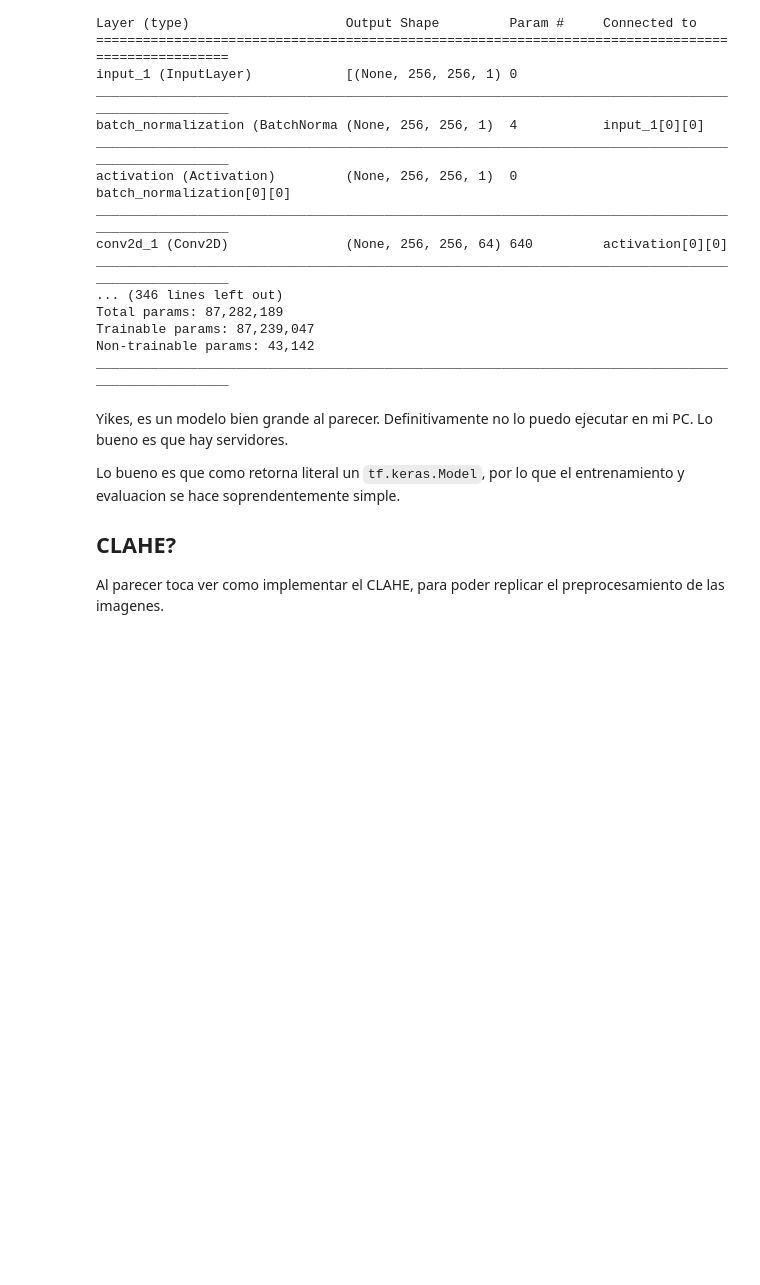
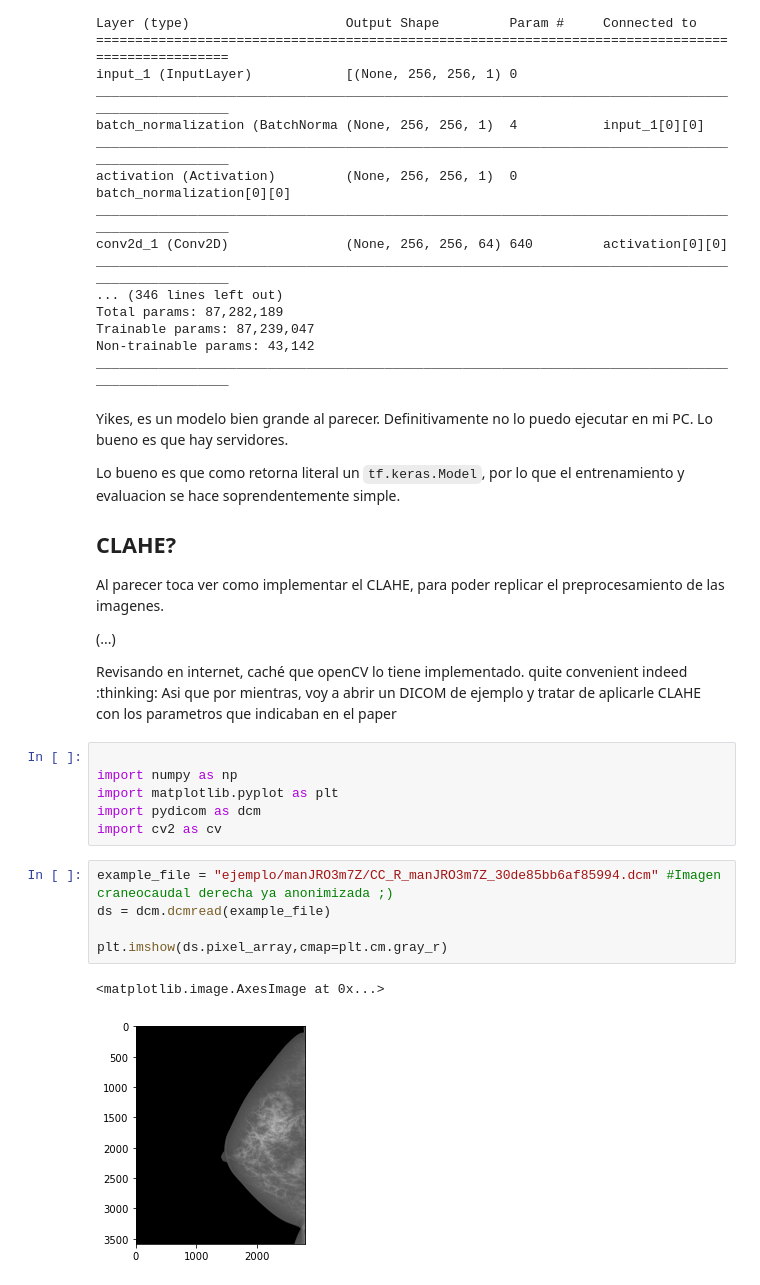
Before and after one commit to mam-AI/DSU-Net-for-Mass-Segmentation-in-Mammograms, a Jupyter notebook: Untitled.ipynb, the cells around one changed output. Cells and saved outputs as stored; diff of their text form; blank space fills up the shorter version.

```diff
--- a/Untitled.ipynb
+++ b/Untitled.ipynb
@@ -40,3 +40,22 @@ Lo bueno es que como retorna literal un `tf.keras.Model`, por lo que el entrenam
 ## CLAHE?
 
 Al parecer toca ver como implementar el CLAHE, para poder replicar el preprocesamiento de las imagenes.
+
+(...)
+
+Revisando en internet, caché que openCV lo tiene implementado. quite convenient indeed :thinking:
+Asi que por mientras, voy a abrir un DICOM de ejemplo y tratar de aplicarle CLAHE con los parametros que indicaban en el paper
+# %%
+
+import numpy as np
+import matplotlib.pyplot as plt
+import pydicom as dcm
+import cv2 as cv
+# %%
+example_file = "ejemplo/manJRO3m7Z/CC_R_manJRO3m7Z_30de85bb6af85994.dcm" #Imagen craneocaudal derecha ya anonimizada ;)
+ds = dcm.dcmread(example_file)
+
+plt.imshow(ds.pixel_array,cmap=plt.cm.gray_r)
+# %% [output]
+<matplotlib.image.AxesImage at 0x...>
+[figure, added]
```
Also changed, not shown: parts of 4 cells of this notebook.
